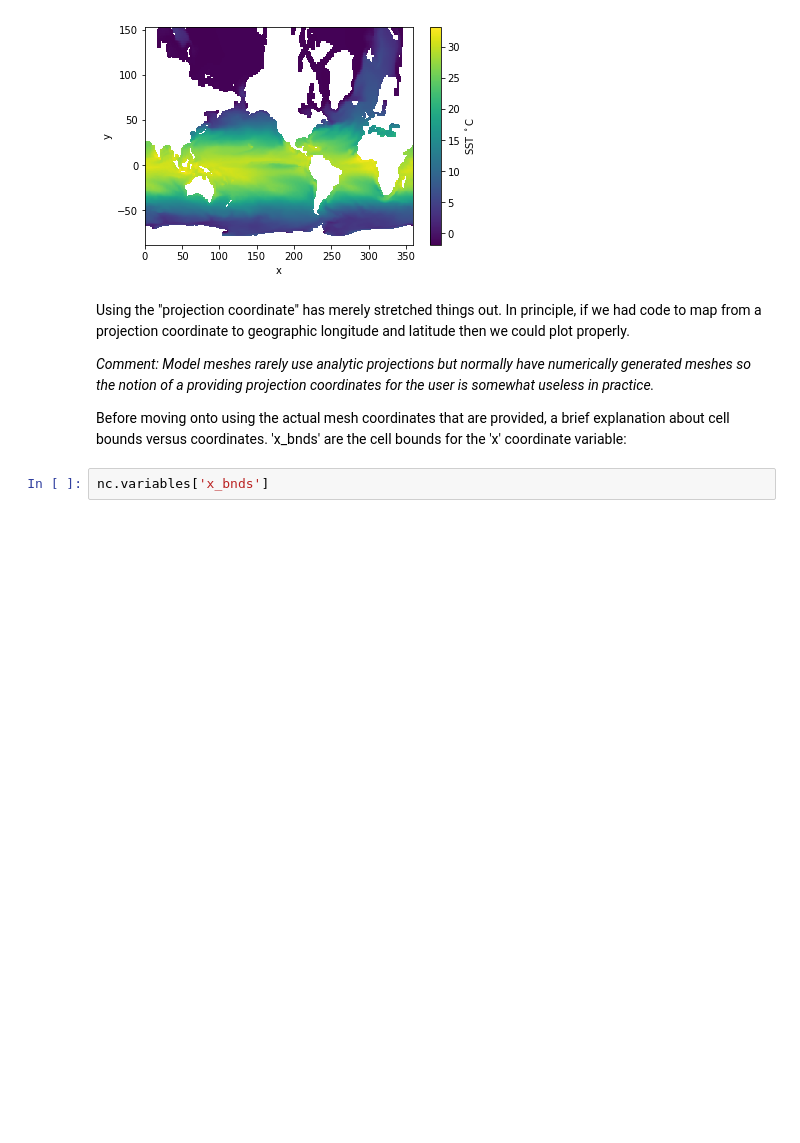
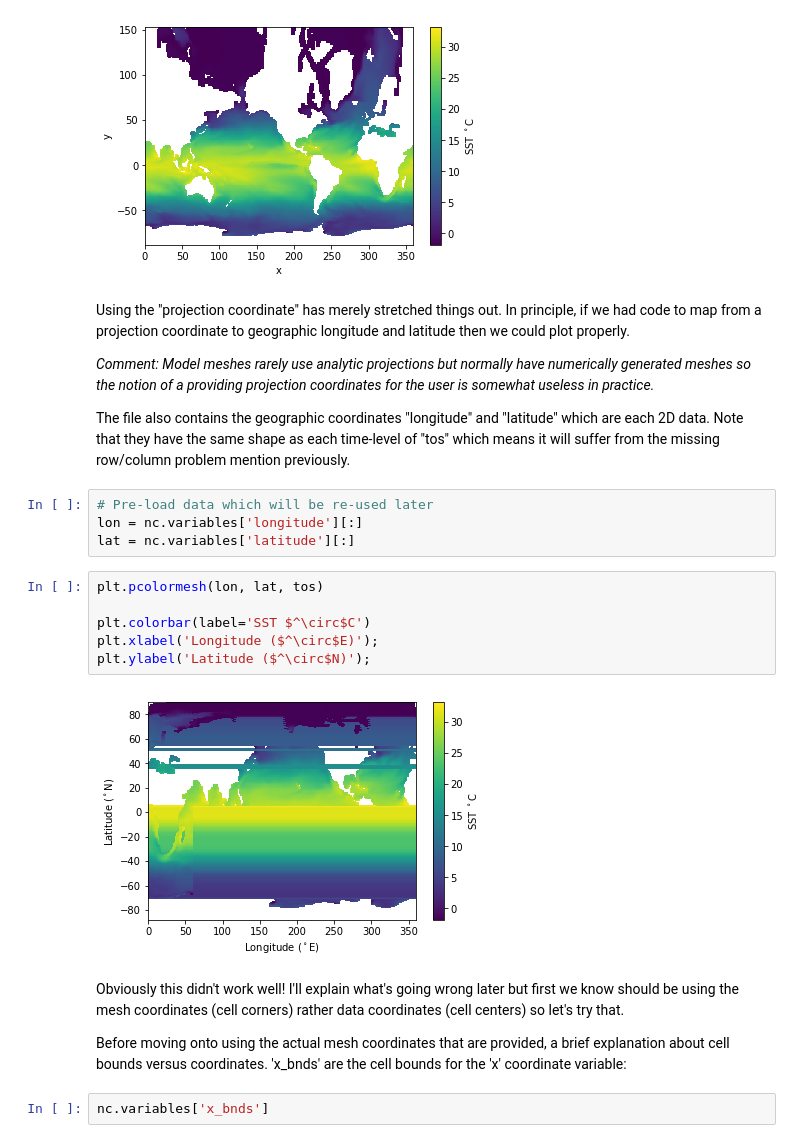
Before and after one commit to adcroft/Analyzing-ESM-data-with-python, a Jupyter notebook: 4 Problems with visualizing data on curvilinear horizontal grids.ipynb, the cells around one changed output. Saved outputs shown, nothing was run; the diff lists cells and outputs as text; blank space fills up the shorter version.

```diff
--- a/4 Problems with visualizing data on curvilinear horizontal grids.ipynb
+++ b/4 Problems with visualizing data on curvilinear horizontal grids.ipynb
@@ -94,7 +96,23 @@ Using the "projection coordinate" has merely stretched things out. In principle,
 
 _Comment: Model meshes rarely use analytic projections but normally have numerically generated meshes so the notion of a providing projection coordinates for the user is somewhat useless in practice._
 
-Before moving onto using the actual mesh coordinates that are provided, a brief explanation about cell bounds versus coordinates. 'x_bnds' are the cell bounds for the 'x' coordinate variable:
+The file also contains the geographic coordinates "longitude" and "latitude" which are each 2D data. Note that they have the same shape as each time-level of "tos" which means it will suffer from the missing row/column problem mention previously.
+# %%
+# Pre-load data which will be re-used later
+lon = nc.variables['longitude'][:]
+lat = nc.variables['latitude'][:]
+# %%
+plt.pcolormesh(lon, lat, tos)
+
+plt.colorbar(label='SST $^\circ$C')
+plt.xlabel('Longitude ($^\circ$E)');
+plt.ylabel('Latitude ($^\circ$N)');
+# %% [output]
+[figure, added]
+# %% [markdown]
+Obviously this didn't work well! I'll explain what's going wrong later but first we know should be using the mesh coordinates (cell corners) rather data coordinates (cell centers) so let's try that.
+
+Before moving onto using the actual mesh coordinates that are provided, a brief explanation about cell bounds versus coordinates. 'x_bnds' are the cell bounds for the 'x' coordinate variable:
 # %%
 nc.variables['x_bnds']
 # %% [output]
```
Also changed, not shown: parts of 10 cells of this notebook, 1 other file.
